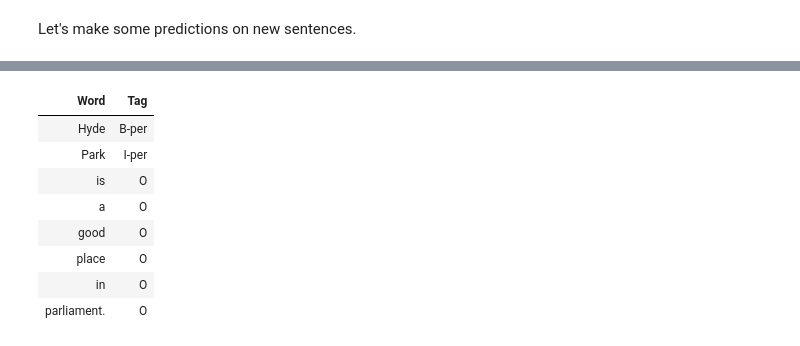
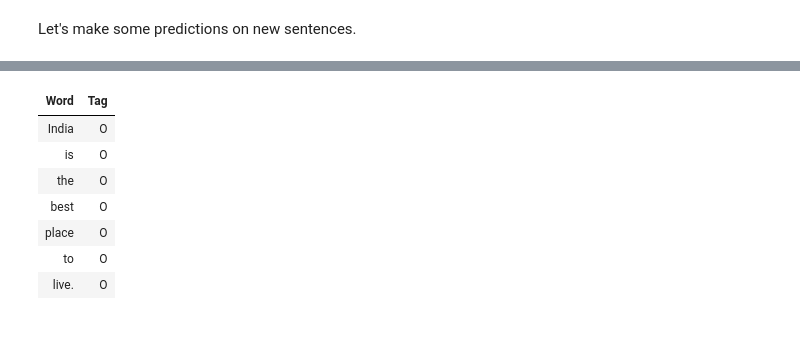
Before and after one commit to rahulbhoyar1995/NER-Case-Study, a Jupyter notebook: ner_analysis.ipynb, the cells around one changed output, grey strips where cells are left out. Saved outputs shown, nothing was run; the diff lists cells and outputs as text; code cells hidden in the pictures.

```diff
--- a/ner_analysis.ipynb
+++ b/ner_analysis.ipynb
@@ -417,0 +444,16 @@ predictions = predict_tags(sentence, tags, word2idx, max_len, model)
+# %%
+# Load the embeddings
+embedding_index = {}
+with open("glove.6B.100d.txt", encoding="utf-8") as f:
+    for line in f:
+        values = line.split()
+        word = values[0]
+        coefs = np.asarray(values[1:], dtype="float32")
+        embedding_index[word] = coefs
+
+embedding_dim = 100
+embedding_matrix = np.zeros((len(words), embedding_dim))
+for word, i in word2idx.items():
+    embedding_vector = embedding_index.get(word)
+    if embedding_vector is not None:
+        embedding_matrix[i] = embedding_vector
@@ -417,0 +462,12 @@ predictions = predict_tags(sentence, tags, word2idx, max_len, model)
+# %%
+from tensorflow.keras.layers import Embedding
+
+model_glove = Sequential([
+    Embedding(input_dim=len(words), output_dim=embedding_dim, input_length=max_len, weights=[embedding_matrix], trainable=False),
+    Dropout(0.1),
+    Bidirectional(LSTM(units=100, return_sequences=True, recurrent_dropout=0.1)),
+    TimeDistributed(Dense(len(tags), activation="softmax"))
+])
+
+model_glove.compile(optimizer="adam", loss="categorical_crossentropy", metrics=["accuracy"])
+model_glove.summary()
@@ -417,0 +496,2 @@ predictions = predict_tags(sentence, tags, word2idx, max_len, model)
+# %%
+history_glove = model_glove.fit(X_train, np.array(y_train), batch_size=32, epochs=5, verbose=1)
@@ -430,5 +561,5 @@ predictions = predict_tags(sentence, tags, word2idx, max_len, model)
 | England. | O |
 # %%
-sentence = "Hyde Park is a good place in parliament."
-predictions = predict_tags(sentence, tags, word2idx, max_len, model)
+sentence_4 = "India is the best place to live."
+predictions = predict_tags(sentence_4, tags, word2idx, max_len, model_glove)
 # %% [output]
@@ -437,9 +567,8 @@ predictions = predict_tags(sentence, tags, word2idx, max_len, model)
 | Word | Tag |
-| Hyde | B-per |
-| Park | I-per |
+| India | O |
 | is | O |
-| a | O |
-| good | O |
+| the | O |
+| best | O |
 | place | O |
-| in | O |
-| parliament. | O |
+| to | O |
+| live. | O |
```
Also changed, not shown: parts of 54 cells of this notebook.
